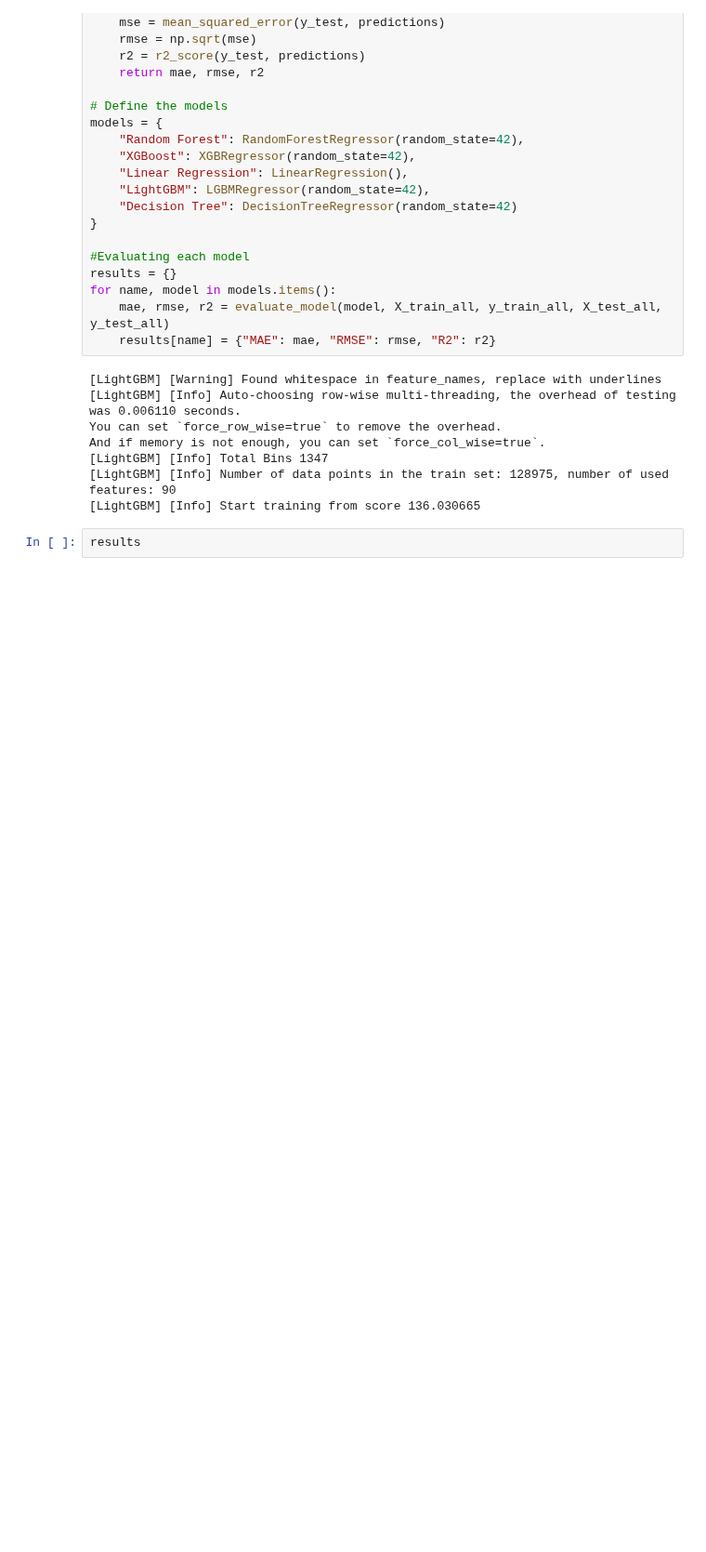
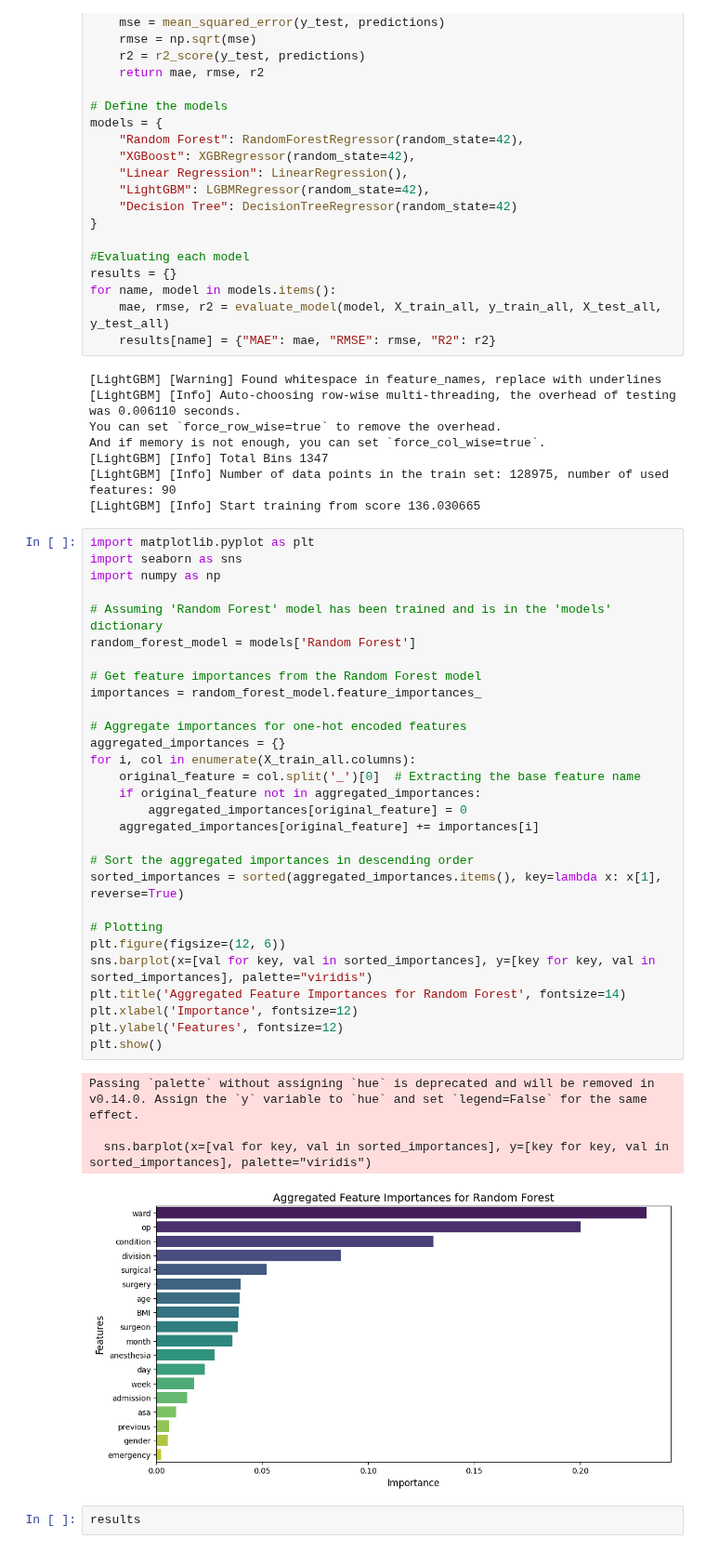
Before and after one commit to devguno/Surgical-Duration-Prediction, a Jupyter notebook: 1215.ipynb, the cells around one changed output. Shown at 93% size. Drawn from its saved outputs; the diff is of its cells as text; blank space fills up the shorter version.

```diff
--- a/1215.ipynb
+++ b/1215.ipynb
@@ -103,6 +103,40 @@ And if memory is not enough, you can set `force_col_wise=true`.
 [LightGBM] [Info] Total Bins 1347
 [LightGBM] [Info] Number of data points in the train set: 128975, number of used features: 90
 [LightGBM] [Info] Start training from score 136.030665
+# %%
+import matplotlib.pyplot as plt
+import seaborn as sns
+import numpy as np
+
+# Assuming 'Random Forest' model has been trained and is in the 'models' dictionary
+random_forest_model = models['Random Forest']
+
+# Get feature importances from the Random Forest model
+importances = random_forest_model.feature_importances_
+
+# Aggregate importances for one-hot encoded features
+aggregated_importances = {}
+for i, col in enumerate(X_train_all.columns):
+    original_feature = col.split('_')[0]  # Extracting the base feature name
+    if original_feature not in aggregated_importances:
+        aggregated_importances[original_feature] = 0
+    aggregated_importances[original_feature] += importances[i]
+
+# Sort the aggregated importances in descending order
+sorted_importances = sorted(aggregated_importances.items(), key=lambda x: x[1], reverse=True)
+
+# Plotting
+plt.figure(figsize=(12, 6))
+sns.barplot(x=[val for key, val in sorted_importances], y=[key for key, val in sorted_importances], palette="viridis")
+plt.title('Aggregated Feature Importances for Random Forest', fontsize=14)
+plt.xlabel('Importance', fontsize=12)
+plt.ylabel('Features', fontsize=12)
+plt.show()
+# %% [output]
+Passing `palette` without assigning `hue` is deprecated and will be removed in v0.14.0. Assign the `y` variable to `hue` and set `legend=False` for the same effect.
+
+  sns.barplot(x=[val for key, val in sorted_importances], y=[key for key, val in sorted_importances], palette="viridis")
+[figure, added]
 # %%
 results
 # %% [output]
```
Also changed, not shown: 1 other file.
